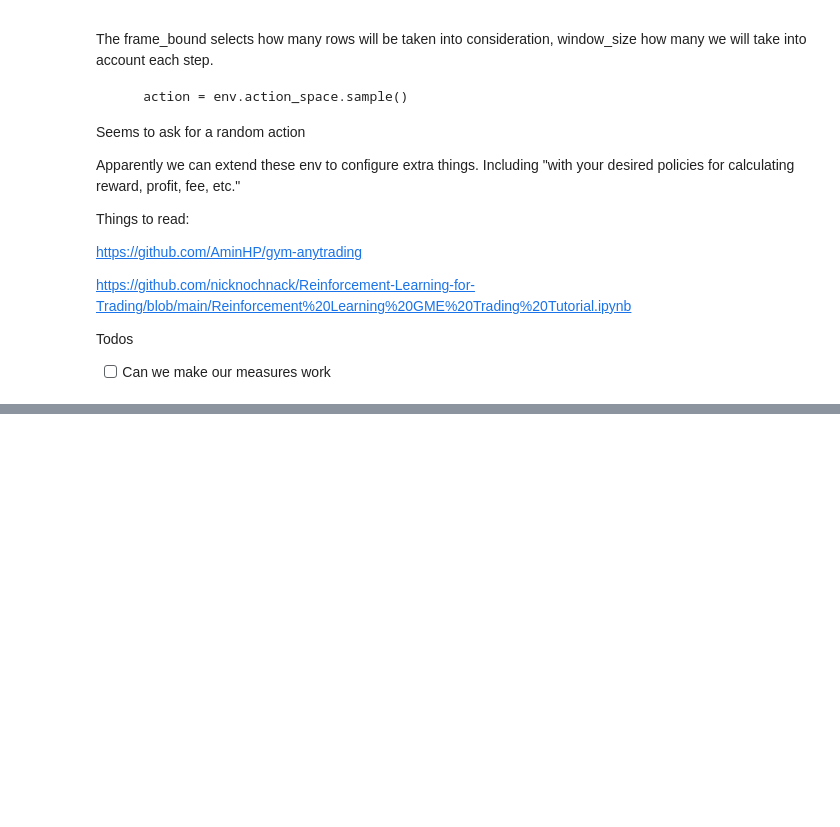
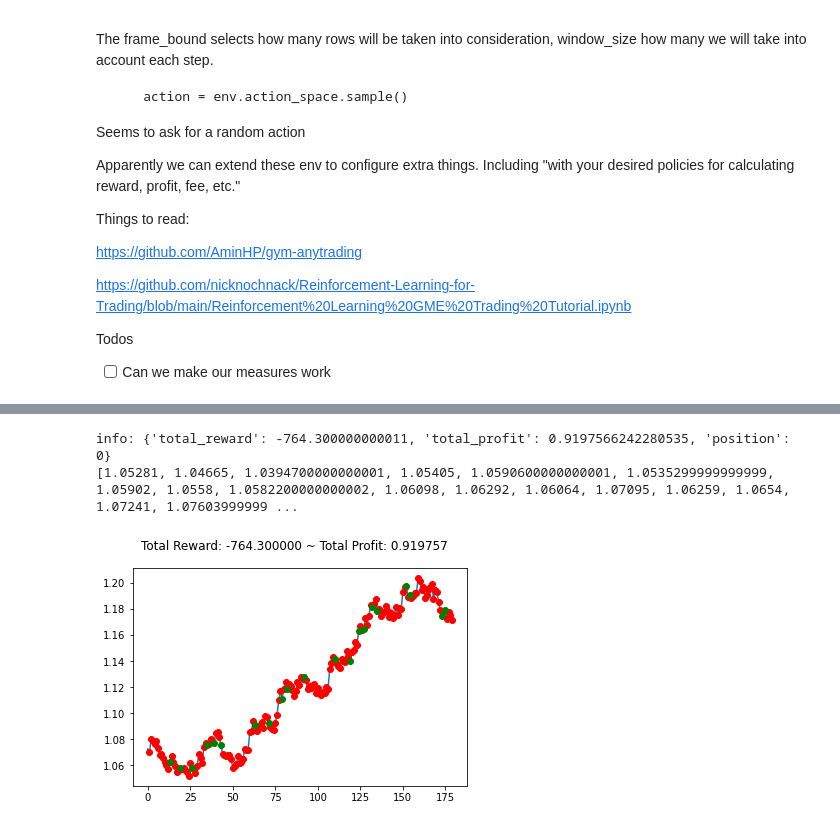
Before and after one commit to ISTTeo/AASMA, a Jupyter notebook: Project/Stonks.ipynb, the cells around one changed output, grey strips where cells are left out. Saved outputs shown, nothing was run; the diff lists cells and outputs as text; code cells hidden in the pictures; blank space fills up the shorter version.

```diff
--- a/Project/Stonks.ipynb
+++ b/Project/Stonks.ipynb
@@ -55,0 +78,47 @@ info: {'total_reward': 178.8999999999952, 'total_profit': 1.008459869241068, 'po
+# %%
+#System 1
+#Not considering units
+#Not considering intraday pricing
+#Not trading amounts TODO apparently you just buy or sell ?!
+df = pd.read_csv("FOREX_EURUSD_1H_ASK_DAILY.csv")
+env = gym.make('forex-v0', df=df,frame_bound=(21, 200), window_size=1)
+# env = gym.make('stocks-v0', frame_bound=(50, 100), window_size=10)
+
+pastCloses = list(df['Close'][0:20])
+observation = env.reset()
+sold = False
+while True:
+    #print(observation)
+    #print()
+    lastClose = observation[0][0]
+    min20 = min(pastCloses[-20:])
+    max20 = max(pastCloses[-20:])
+
+    breakout = False
+    if(lastClose > max20 or  lastClose < min20): #Looks for breakout
+        breakout = True #useless
+        if(sold):
+            action = 1 #buy
+            sold = False #smarter way to do this just flip 0 and 1
+        else:
+            action = 0
+            sold = True
+
+    #action = env.action_space.sample()
+    pastCloses.append(observation[0][0])
+    observation, reward, done, info = env.step(action)
+
+    if done:
+        pastCloses.append(observation[0][0])
+        print("info:", info)
+        break
+
+print(pastCloses) #==
+#print(list(df['Close'][0:199]))
+plt.cla()
+env.render_all()
+plt.show()
+# %% [output]
+info: {'total_reward': -764.300000000011, 'total_profit': 0.9197566242280535, 'position': 0}
+[1.05281, 1.04665, 1.0394700000000001, 1.05405, 1.0590600000000001, 1.0535299999999999, 1.05902, 1.0558, 1.0582200000000002, 1.06098, 1.06292, 1.06064, 1.07095, 1.06259, 1.0654, 1.07241, 1.07603999999 ...
+[figure, added]
```
Also changed, not shown: parts of 6 cells of this notebook, 2 other files.
